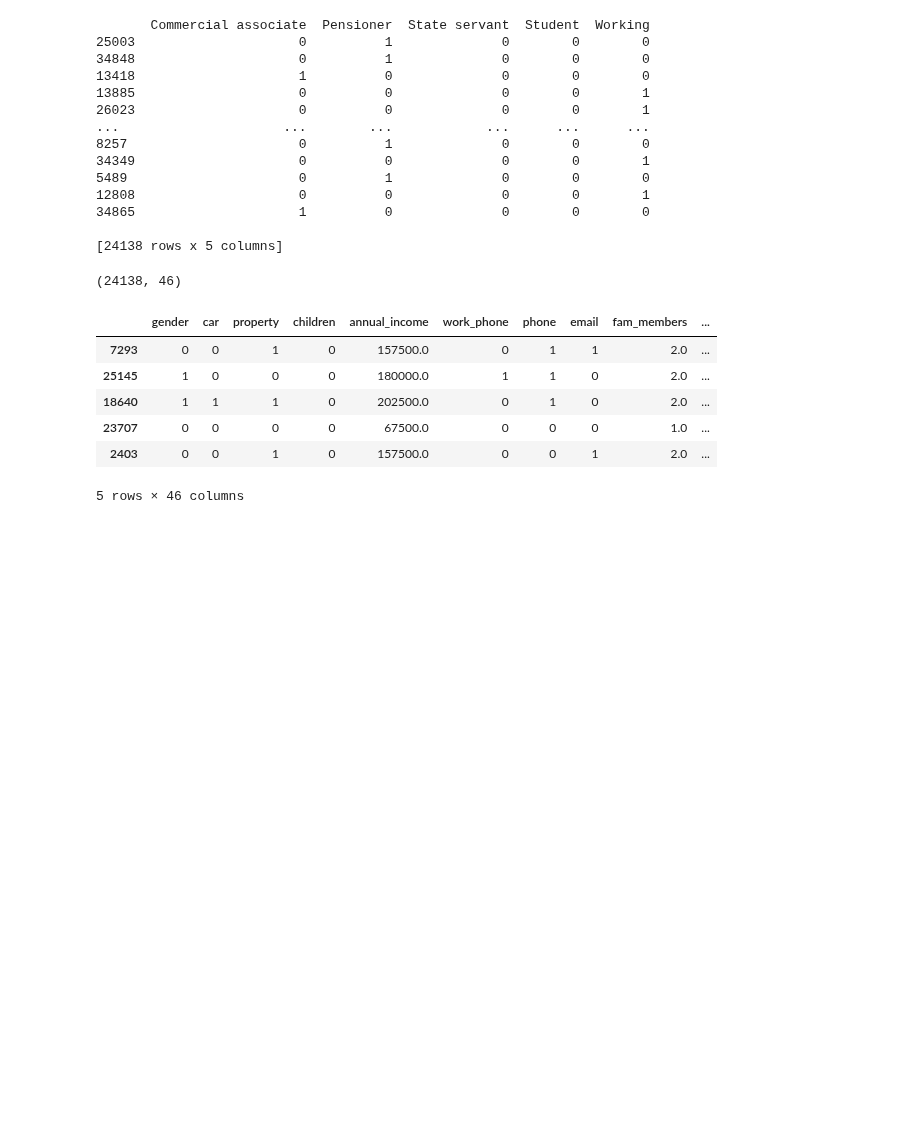
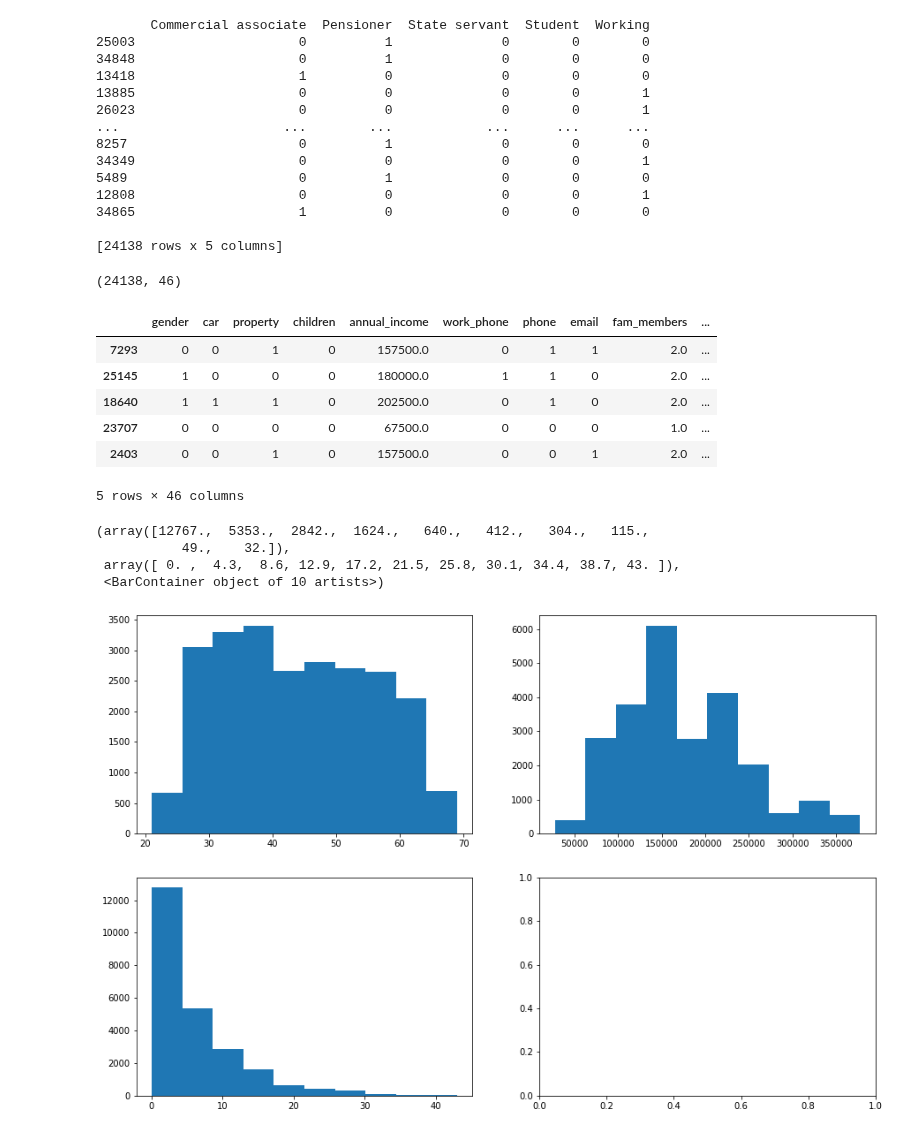
Before and after one commit to buriihenry/Machine-Learning-2, a Jupyter notebook: Classification/Classification _Credit Risk Management.ipynb, the cells around one changed output. Drawn from its saved outputs; the diff is of its cells as text; code cells hidden in the pictures; blank space fills up the shorter version.

```diff
--- a/Classification/Classification _Credit Risk Management.ipynb
+++ b/Classification/Classification _Credit Risk Management.ipynb
@@ -458,3 +458,17 @@ x_a_test.head()
 | 23707 | 0 | 0 | 0 | 0 | 67500.0 | 0 | 0 | 0 | 1.0 | ... |
 | 2403 | 0 | 0 | 1 | 0 | 157500.0 | 0 | 0 | 1 | 2.0 | ... |
 5 rows × 46 columns
+# %%
+#2.1.3. Continuous variables: annual_income, age, year_of_employment
+
+fig, ax = plt.subplots(2,2,figsize=(15,10))
+
+ax[0][0].hist(x_a_train.age)
+ax[0][1].hist(x_a_train.annual_income)
+ax[1][0].hist(x_a_train.year_of_employment)
+# %% [output]
+(array([12767.,  5353.,  2842.,  1624.,   640.,   412.,   304.,   115.,
+           49.,    32.]),
+ array([ 0. ,  4.3,  8.6, 12.9, 17.2, 21.5, 25.8, 30.1, 34.4, 38.7, 43. ]),
+ <BarContainer object of 10 artists>)
+[figure, added]
```
Also changed, not shown: parts of 1 cell of this notebook.
